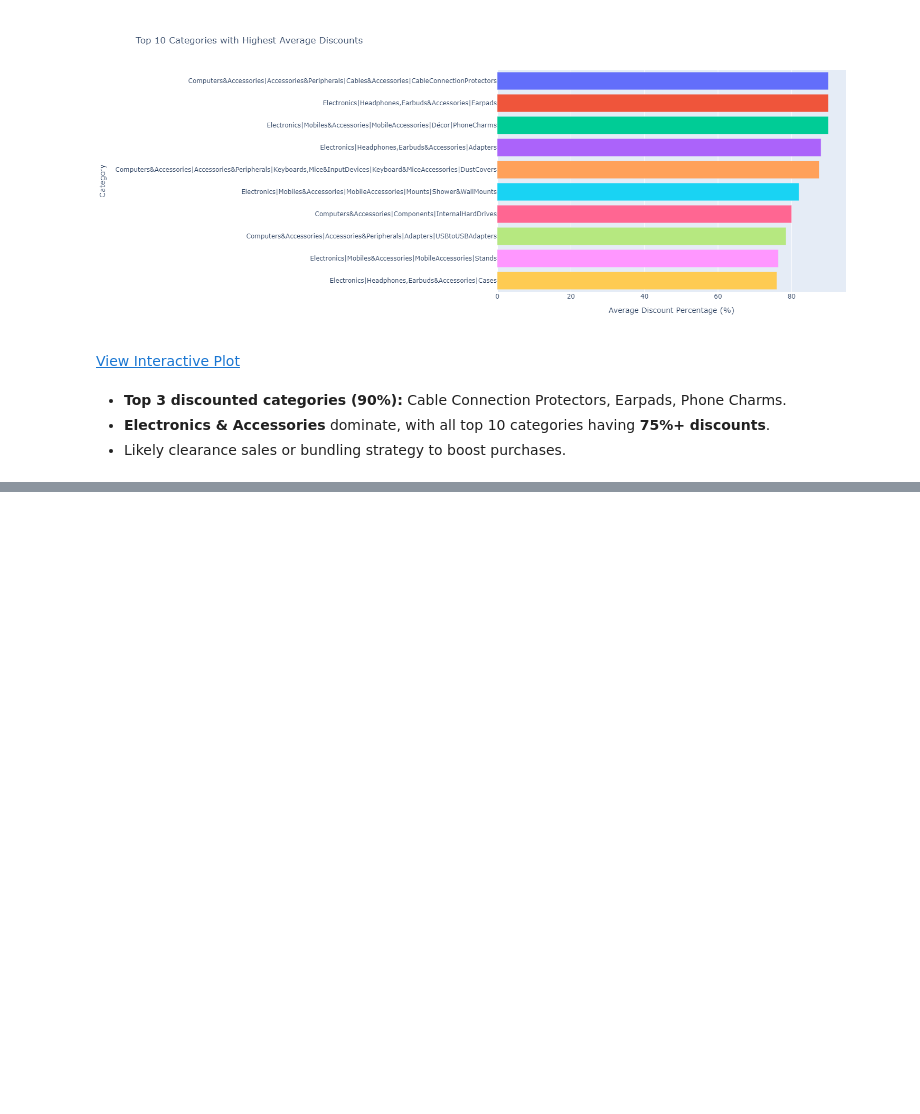
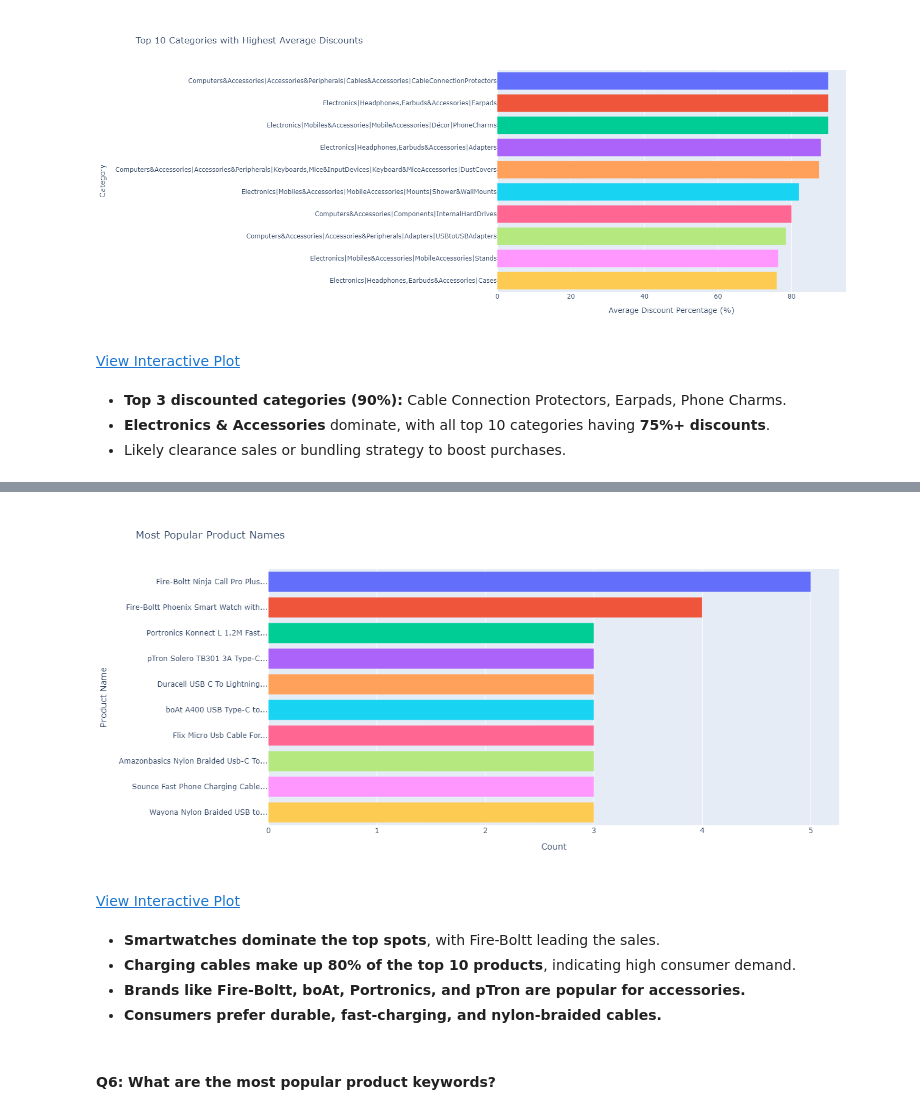
Before and after one commit to mariamkhan04/Amazon_Sales_Analysis_Plotly, a Jupyter notebook: eda.ipynb, the cells around one changed output, grey strips where cells are left out. Saved outputs shown, nothing was run; the diff lists cells and outputs as text; code cells hidden in the pictures; blank space fills up the shorter version.

```diff
--- a/eda.ipynb
+++ b/eda.ipynb
@@ -361,0 +360,4 @@ View Interactive Plot
+# %%
+print("\nMost popular product names")
+product_name_counts = amazon_sales['product_name'].value_counts().head(10).reset_index()
+product_name_counts
@@ -361,0 +377,18 @@ View Interactive Plot
+# %%
+# Bar chart for the most popular product names
+product_name_counts['short_name'] = product_name_counts['product_name'].apply(lambda x: ' '.join(x.split()[:5]) + '...')
+fig5 = px.bar(product_name_counts, x='count', y='short_name',
+              title='Most Popular Product Names', orientation='h',color='short_name')
+fig5.update_layout(xaxis_title='Count', yaxis_title='Product Name', showlegend=False, width=1300, height=600)
+# fig5.show()
+save_and_display(fig5, "plotlyplots/plot5.html")
+# %% [output]
+[figure, added]
+View Interactive Plot
+# %% [markdown]
+- **Smartwatches dominate the top spots**, with Fire-Boltt leading the sales.
+- **Charging cables make up 80% of the top 10 products**, indicating high consumer demand.
+- **Brands like Fire-Boltt, boAt, Portronics, and pTron are popular for accessories.**
+- **Consumers prefer durable, fast-charging, and nylon-braided cables.**
+# %% [markdown]
+#### **Q6: What are the most popular product keywords?**
```
Also changed, not shown: parts of 23 cells of this notebook, 20 other files.
